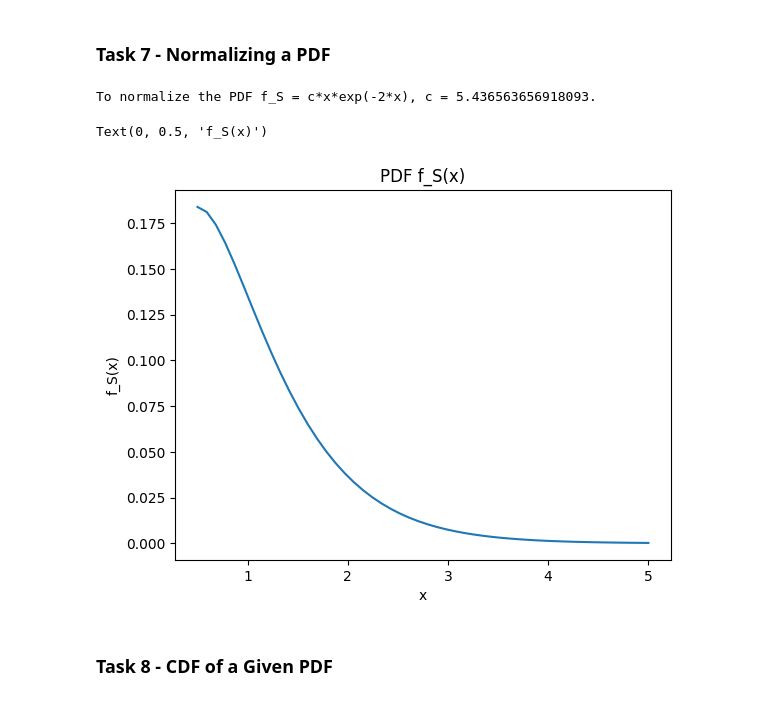
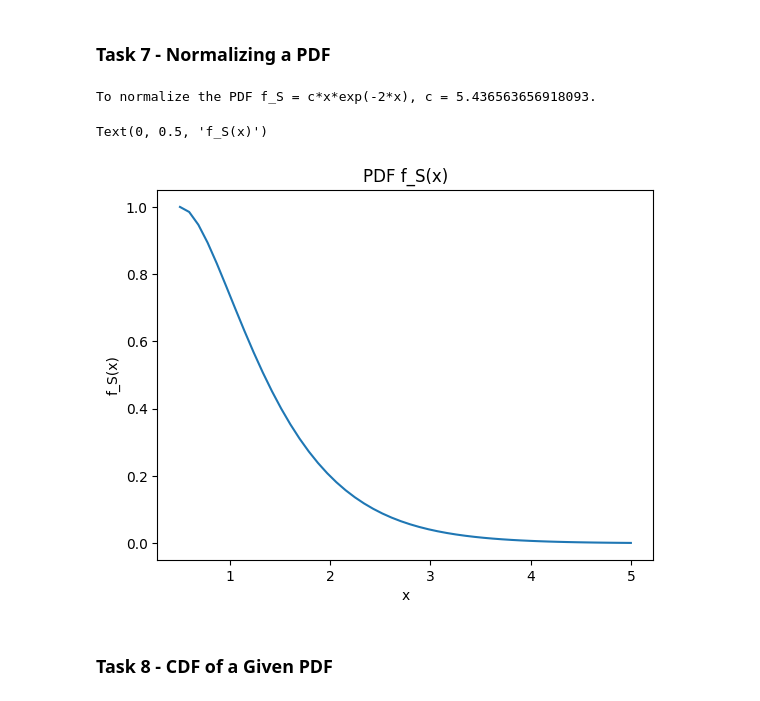
Before and after one commit to ttruong1000/EEE-350-Final-Project, a Jupyter notebook: EEE_350_Final_Project_Coding_Tasks.ipynb, the cells around one changed output. Saved outputs shown, nothing was run; the diff lists cells and outputs as text; code cells hidden in the pictures.

```diff
--- a/EEE_350_Final_Project_Coding_Tasks.ipynb
+++ b/EEE_350_Final_Project_Coding_Tasks.ipynb
@@ -195,30 +224,42 @@ Estimated Value of pi = 3.1415939008
 # %% [markdown]
 ### **Task 7 - Normalizing a PDF**
 # %%
+# f_S given via Canvas
 def f_S(x):
     return x*sympy.exp(-2*x)
 
 def ConstantToNormalizePDF(PDF, lower_bound, upper_bound):
+    # Integrate the given unnormalized PDF to find the unnormalized CDF
     result = sp.integrate.quad(PDF, lower_bound, upper_bound)
+
+    # Area under a CDF must be 1
     c = 1 / result[0]
+
     return c
 
+# Lower and upper bounds given via Canvas
 lower_bound = 0.5
 upper_bound = math.inf
+
+# Find the constant c to normalize the PDF
 c = ConstantToNormalizePDF(f_S, lower_bound, upper_bound)
+
+# Print the given unnormalized PDF and the constant c required to normalized this PDF
 x = sympy.symbols('x')
 f_S = f_S(x)
 print(f"To normalize the PDF f_S = c*{f_S}, c = {c}.")
+
+# Graph the normazlied PDF
 PDF = sympy.lambdify(x, f_S, "numpy")
 domain = np.linspace(0.5, 5)
-plt.plot(domain, PDF(domain))
+plt.plot(domain, c*PDF(domain))
 plt.title("PDF f_S(x)")
 plt.xlabel("x")
 plt.ylabel("f_S(x)")
 # %% [output]
 To normalize the PDF f_S = c*x*exp(-2*x), c = 5.436563656918093.
 Text(0, 0.5, 'f_S(x)')
-[figure, old version]
+[figure, new version]
 # %% [markdown]
 ### **Task 8 - CDF of a Given PDF**
 # %%
```
Also changed, not shown: parts of 13 cells of this notebook, 1 other file.
